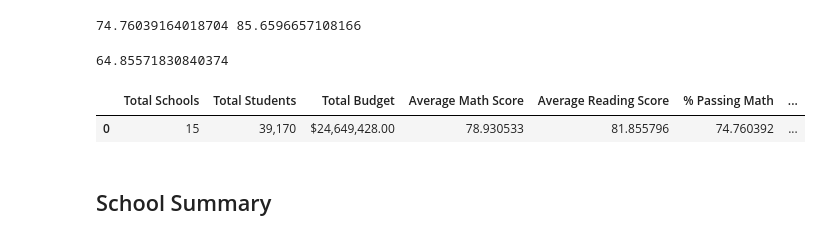
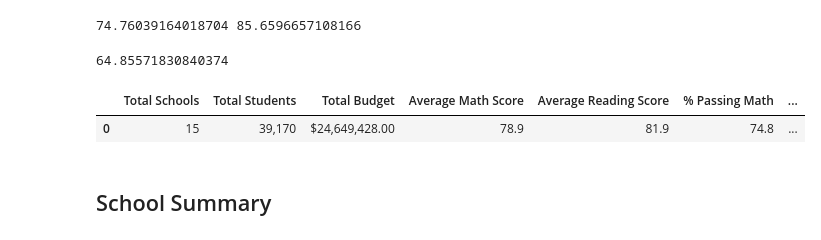
Before and after one commit to dyl-lee/School-District-Analysis, a Jupyter notebook: PyCitySchools_Challenge_testing.ipynb, the cells around one changed output. Saved outputs shown, nothing was run; the diff lists cells and outputs as text; code cells hidden in the pictures.

```diff
--- a/PyCitySchools_Challenge_testing.ipynb
+++ b/PyCitySchools_Challenge_testing.ipynb
@@ -130,33 +130,33 @@ print(overall_passing_percentage)
 # %%
 # Create a DataFrame
 district_summary_df = pd.DataFrame(
           [{"Total Schools": school_count,
           "Total Students": student_count,
           "Total Budget": total_budget,
           "Average Math Score": average_math_score,
           "Average Reading Score": average_reading_score,
           "% Passing Math": passing_math_percentage,
           "% Passing Reading": passing_reading_percentage,
           "% Overall Passing": overall_passing_percentage}])
 
 
 
 # Format the "Total Students" to have the comma for a thousands separator.
 district_summary_df["Total Students"] = district_summary_df["Total Students"].map("{:,}".format)
 # Format the "Total Budget" to have the comma for a thousands separator, a decimal separator and a "$".
 district_summary_df["Total Budget"] = district_summary_df["Total Budget"].map("${:,.2f}".format)
 # Format the columns.
-#district_summary_df["Average Math Score"] = district_summary_df["Average Math Score"].map("{:.1f}".format)
-#district_summary_df["Average Reading Score"] = district_summary_df["Average Reading Score"].map("{:.1f}".format)
-#district_summary_df["% Passing Math"] = district_summary_df["% Passing Math"].map("{:.1f}".format)
-#district_summary_df["% Passing Reading"] = district_summary_df["% Passing Reading"].map("{:.1f}".format)
-#district_summary_df["% Overall Passing"] = district_summary_df["% Overall Passing"].map("{:.1f}".format)
+district_summary_df["Average Math Score"] = district_summary_df["Average Math Score"].map("{:.1f}".format)
+district_summary_df["Average Reading Score"] = district_summary_df["Average Reading Score"].map("{:.1f}".format)
+district_summary_df["% Passing Math"] = district_summary_df["% Passing Math"].map("{:.1f}".format)
+district_summary_df["% Passing Reading"] = district_summary_df["% Passing Reading"].map("{:.1f}".format)
+district_summary_df["% Overall Passing"] = district_summary_df["% Overall Passing"].map("{:.1f}".format)
 
 # Display the data frame
 district_summary_df
 # %% [output]
 |  | Total Schools | Total Students | Total Budget | Average Math Score | Average Reading Score | % Passing Math | ... |
-| 0 | 15 | 39,170 | $24,649,428.00 | 78.930533 | 81.855796 | 74.760392 | ... |
+| 0 | 15 | 39,170 | $24,649,428.00 | 78.9 | 81.9 | 74.8 | ... |
 # %% [markdown]
 ##  School Summary
 # %%
```
Also changed, not shown: parts of 6 cells of this notebook, 10 other files.
